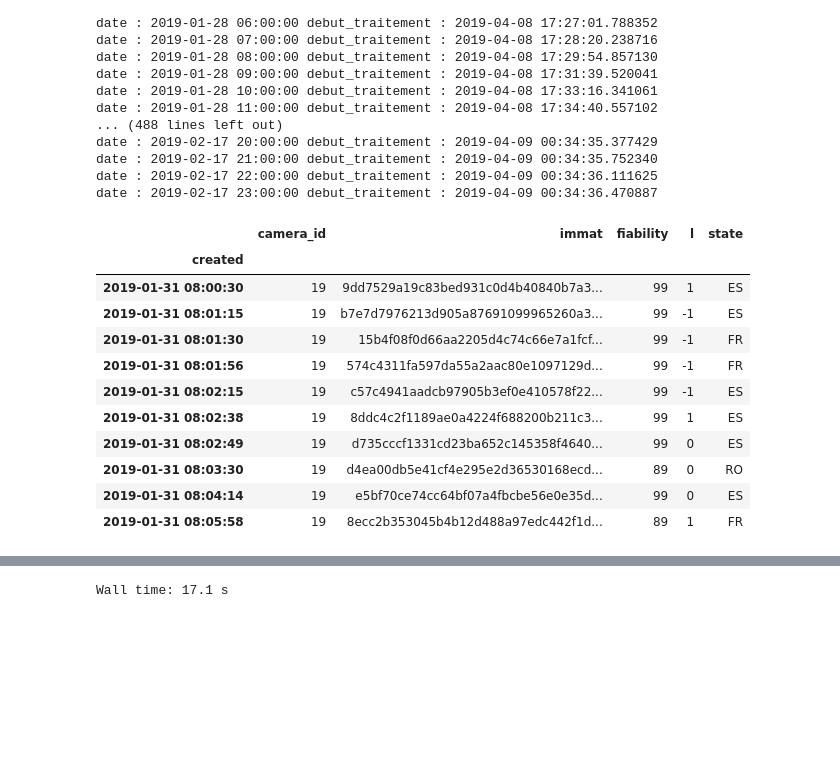
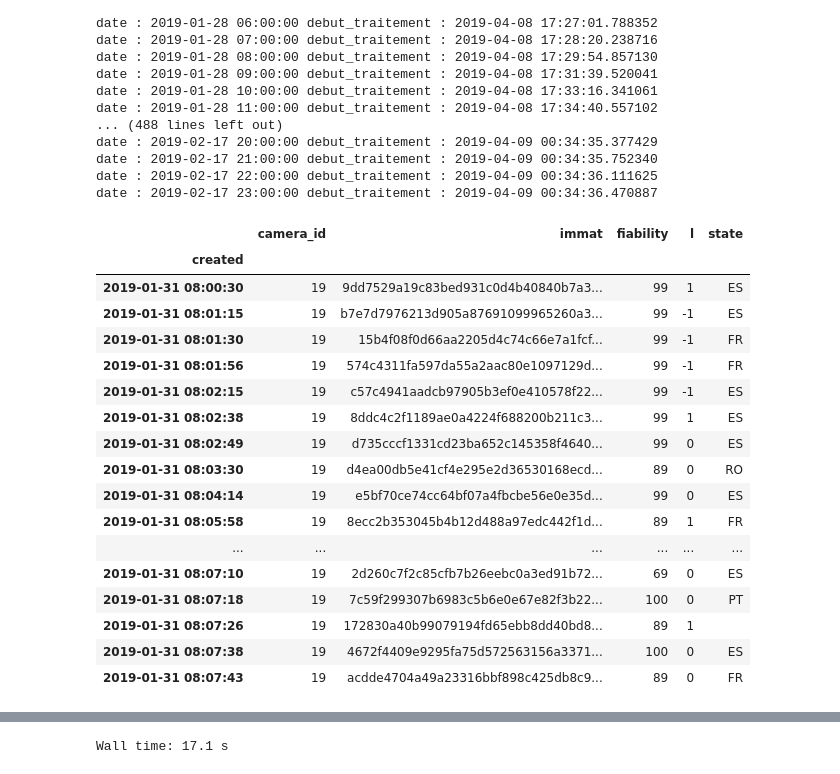
Before and after one commit to nantodevison/lapi, a Jupyter notebook: Carto_Lapi/Analyse/pour_test_travail.ipynb, the cells around one changed output, grey strips where cells are left out. Saved outputs shown, nothing was run; the diff lists cells and outputs as text; code cells hidden in the pictures; blank space fills up the shorter version.

```diff
--- a/Carto_Lapi/Analyse/pour_test_travail.ipynb
+++ b/Carto_Lapi/Analyse/pour_test_travail.ipynb
@@ -227,18 +232,24 @@ date : 2019-02-17 22:00:00 debut_traitement : 2019-04-09 00:34:36.111625
 date : 2019-02-17 23:00:00 debut_traitement : 2019-04-09 00:34:36.470887
 # %%
 #verifs
-dico_passag_od['A660-N10'].set_index('created').loc['2019-01-31 08:00:00':].sort_index().head(10) #visualiser les passages
+dico_passag_od['A660-N10'].set_index('created').loc['2019-01-31 08:00:00':].sort_index().head(20) #visualiser les passages
 # %% [output]
 |  | camera_id | immat | fiability | l | state |
 | created |  |  |  |  |  |
 | 2019-01-31 08:00:30 | 19 | 9dd7529a19c83bed931c0d4b40840b7a3... | 99 | 1 | ES |
 | 2019-01-31 08:01:15 | 19 | b7e7d7976213d905a87691099965260a3... | 99 | -1 | ES |
 | 2019-01-31 08:01:30 | 19 | 15b4f08f0d66aa2205d4c74c66e7a1fcf... | 99 | -1 | FR |
 | 2019-01-31 08:01:56 | 19 | 574c4311fa597da55a2aac80e1097129d... | 99 | -1 | FR |
 | 2019-01-31 08:02:15 | 19 | c57c4941aadcb97905b3ef0e410578f22... | 99 | -1 | ES |
 | 2019-01-31 08:02:38 | 19 | 8ddc4c2f1189ae0a4224f688200b211c3... | 99 | 1 | ES |
 | 2019-01-31 08:02:49 | 19 | d735cccf1331cd23ba652c145358f4640... | 99 | 0 | ES |
 | 2019-01-31 08:03:30 | 19 | d4ea00db5e41cf4e295e2d36530168ecd... | 89 | 0 | RO |
 | 2019-01-31 08:04:14 | 19 | e5bf70ce74cc64bf07a4fbcbe56e0e35d... | 99 | 0 | ES |
 | 2019-01-31 08:05:58 | 19 | 8ecc2b353045b4b12d488a97edc442f1d... | 89 | 1 | FR |
+| ... | ... | ... | ... | ... | ... |
+| 2019-01-31 08:07:10 | 19 | 2d260c7f2c85cfb7b26eebc0a3ed91b72... | 69 | 0 | ES |
+| 2019-01-31 08:07:18 | 19 | 7c59f299307b6983c5b6e0e67e82f3b22... | 100 | 0 | PT |
+| 2019-01-31 08:07:26 | 19 | 172830a40b99079194fd65ebb8dd40bd8... | 89 | 1 |  |
+| 2019-01-31 08:07:38 | 19 | 4672f4409e9295fa75d572563156a3371... | 100 | 0 | ES |
+| 2019-01-31 08:07:43 | 19 | acdde4704a49a23316bbf898c425db8c9... | 89 | 0 | FR |
 # %%
```
Also changed, not shown: parts of 11 cells of this notebook, 1 other file.
